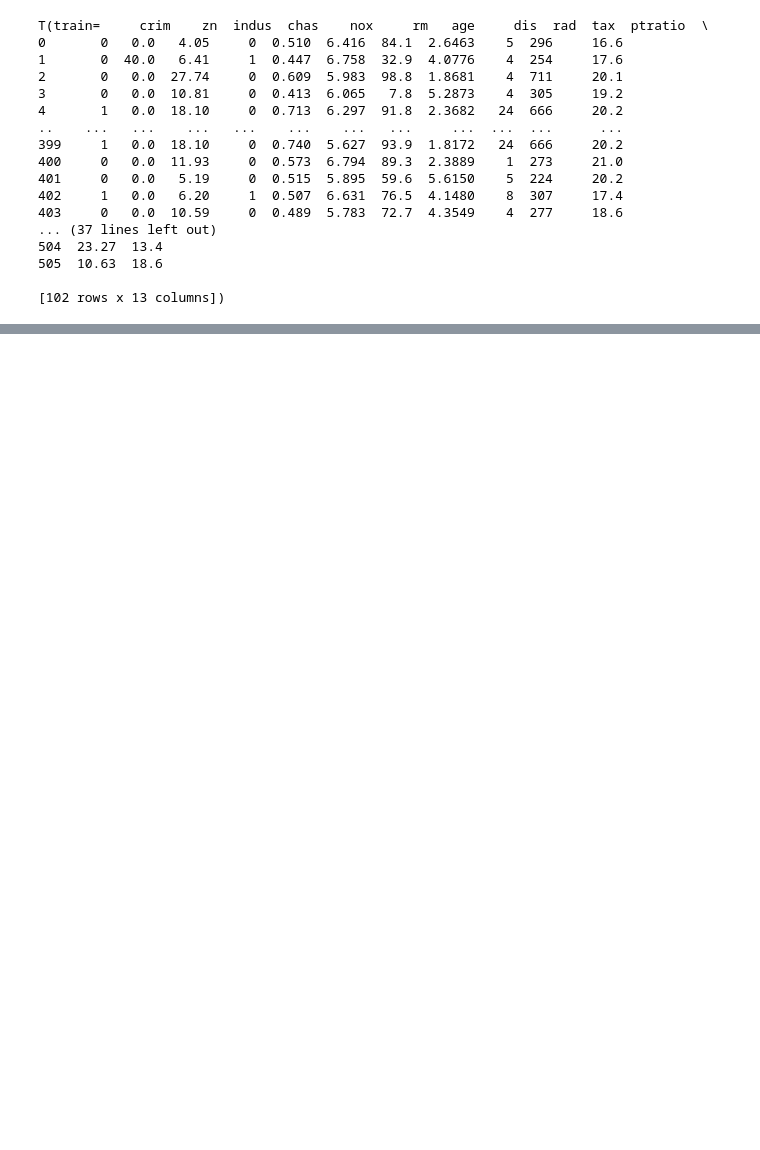
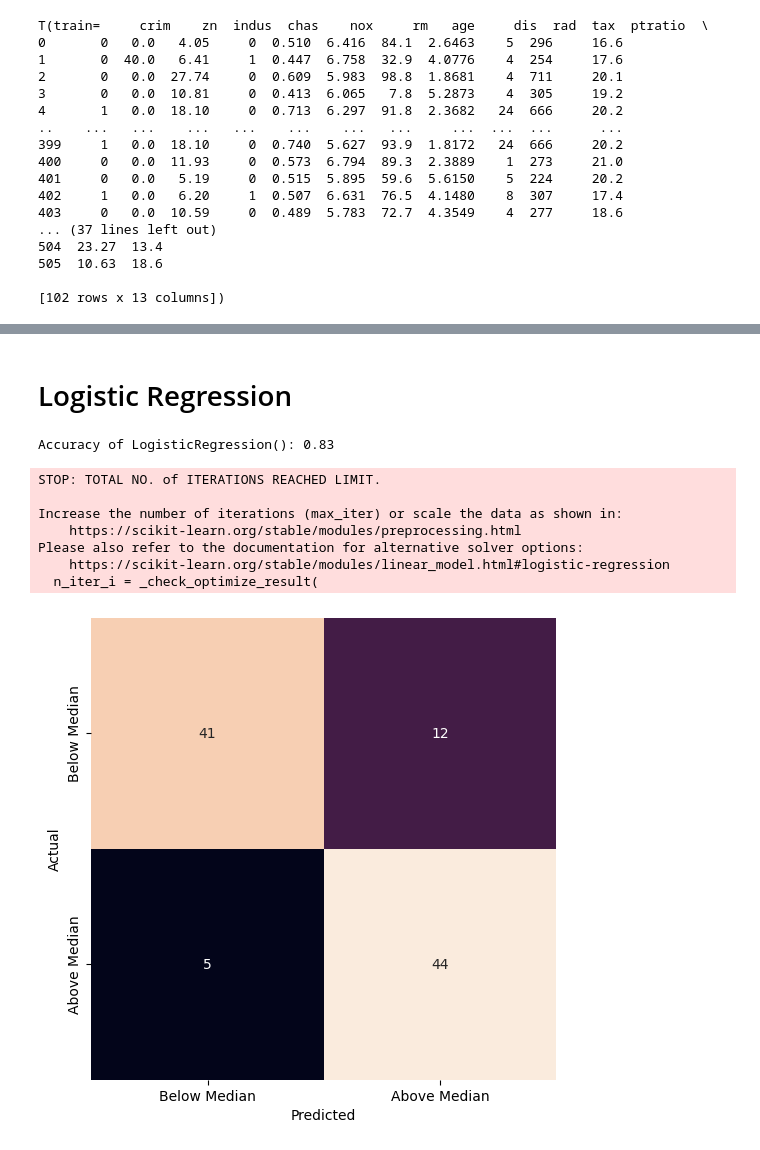
Before and after one commit to woooocoder/machine-learning, a Jupyter notebook: hw3/hw3.ipynb, the cells around one changed output, grey strips where cells are left out. Drawn from its saved outputs; the diff is of its cells as text; code cells hidden in the pictures; blank space fills up the shorter version.

Commit message:
implemented truth tables for all models

```diff
--- a/hw3/hw3.ipynb
+++ b/hw3/hw3.ipynb
@@ -159,7 +182,5 @@ y_predict = clf.predict(test[['zn', 'chas', 'nox', 'rm', 'age', 'dis', 'black',
 # %%
 X_train = data.train[['zn', 'chas', 'nox', 'rm', 'age', 'dis', 'lstat', 'medv']]
 y_train = data.train[['crim']]
-for k in range(1,11):
-    knn = KNeighborsClassifier(n_neighbors=k)
-    knn.fit(X_train, y_train)
-    print(knn.predict(X_test))
+X_test = data.test[['zn', 'chas', 'nox', 'rm', 'age', 'dis', 'lstat', 'medv']]
+y_test = data.test[['crim']]
@@ -165,0 +204,30 @@ for k in range(1,11):
+# %%
+def analysis(model):
+    model.fit(X_train, y_train.values.ravel())
+    y_pred = model.predict(X_test)
+    accuracy = (y_pred == y_test.values.ravel()).mean()
+    print(f'Accuracy of {model}: {accuracy:.02f}')
+
+    cm = confusion_matrix(y_test, y_pred)
+    plt.figure(figsize=(6,6))
+    sns.heatmap(cm, annot=True, fmt='d', cbar=False, xticklabels=['Below Median', 'Above Median'],
+            yticklabels=['Below Median', 'Above Median'])
+
+    plt.xlabel('Predicted')
+    plt.ylabel('Actual')
+    plt.show()
+# %% [markdown]
+# Logistic Regression
+# %%
+# trainModel(LogisticRegression())
+analysis(LogisticRegression())
+# %% [output]
+Accuracy of LogisticRegression(): 0.83
+STOP: TOTAL NO. of ITERATIONS REACHED LIMIT.
+
+Increase the number of iterations (max_iter) or scale the data as shown in:
+    https://scikit-learn.org/stable/modules/preprocessing.html
+Please also refer to the documentation for alternative solver options:
+    https://scikit-learn.org/stable/modules/linear_model.html#logistic-regression
+  n_iter_i = _check_optimize_result(
+[figure, added]
```
Also changed, not shown: parts of 17 cells of this notebook.
